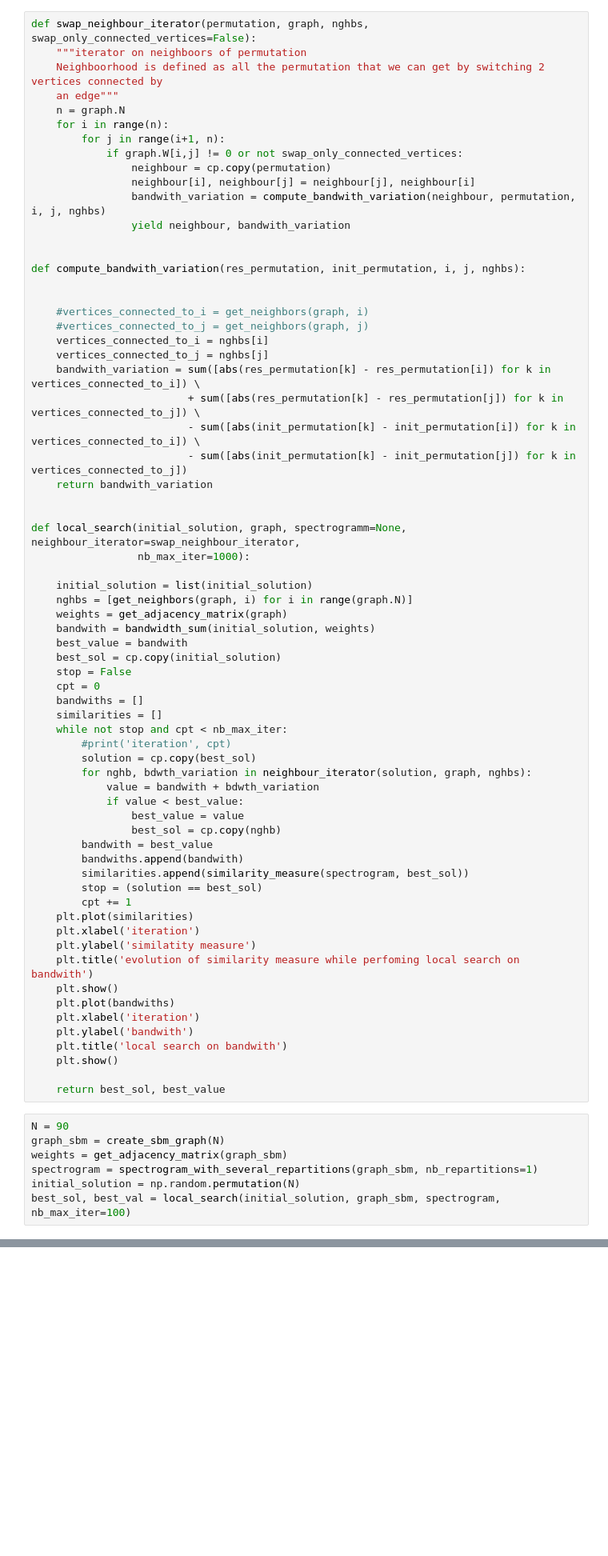
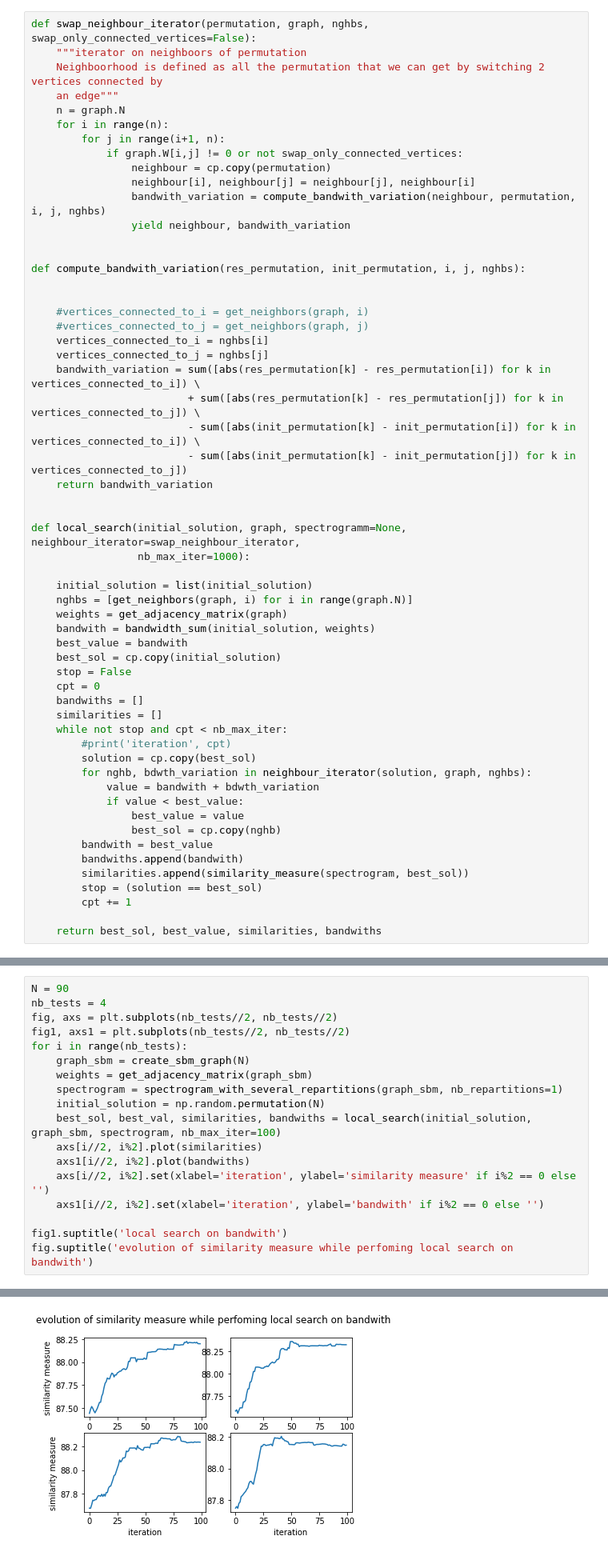
Before and after one commit to thibaut1998e/Graph_signal_processing, a Jupyter notebook: reduce_similarity_with_bandwith.ipynb, the cells around one changed output, grey strips where cells are left out. Shown at 80% size. Drawn from its saved outputs; the diff is of its cells as text; blank space fills up the shorter version.

Commit message:
use subplot to show several examples of loc search

```diff
--- a/reduce_similarity_with_bandwith.ipynb
+++ b/reduce_similarity_with_bandwith.ipynb
@@ -145,22 +146,5 @@ def local_search(initial_solution, graph, spectrogramm=None, neighbour_iterator=
         similarities.append(similarity_measure(spectrogram, best_sol))
         stop = (solution == best_sol)
         cpt += 1
-    plt.plot(similarities)
-    plt.xlabel('iteration')
-    plt.ylabel('similatity measure')
-    plt.title('evolution of similarity measure while perfoming local search on bandwith')
-    plt.show()
-    plt.plot(bandwiths)
-    plt.xlabel('iteration')
-    plt.ylabel('bandwith')
-    plt.title('local search on bandwith')
-    plt.show()
 
-    return best_sol, best_value
+    return best_sol, best_value, similarities, bandwiths
-# %%
-N = 90
-graph_sbm = create_sbm_graph(N)
-weights = get_adjacency_matrix(graph_sbm)
-spectrogram = spectrogram_with_several_repartitions(graph_sbm, nb_repartitions=1)
-initial_solution = np.random.permutation(N)
-best_sol, best_val = local_search(initial_solution, graph_sbm, spectrogram, nb_max_iter=100)
@@ -169,0 +151,19 @@ best_sol, best_val = local_search(initial_solution, graph_sbm, spectrogram, nb_m
+# %%
+N = 90
+nb_tests = 4
+fig, axs = plt.subplots(nb_tests//2, nb_tests//2)
+fig1, axs1 = plt.subplots(nb_tests//2, nb_tests//2)
+for i in range(nb_tests):
+    graph_sbm = create_sbm_graph(N)
+    weights = get_adjacency_matrix(graph_sbm)
+    spectrogram = spectrogram_with_several_repartitions(graph_sbm, nb_repartitions=1)
+    initial_solution = np.random.permutation(N)
+    best_sol, best_val, similarities, bandwiths = local_search(initial_solution, graph_sbm, spectrogram, nb_max_iter=100)
+    axs[i//2, i%2].plot(similarities)
+    axs1[i//2, i%2].plot(bandwiths)
+    axs[i//2, i%2].set(xlabel='iteration', ylabel='similarity measure' if i%2 == 0 else '')
+    axs1[i//2, i%2].set(xlabel='iteration', ylabel='bandwith' if i%2 == 0 else '')
+
+fig1.suptitle('local search on bandwith')
+fig.suptitle('evolution of similarity measure while perfoming local search on bandwith')
+# %% [output]
@@ -169,0 +171 @@ best_sol, best_val = local_search(initial_solution, graph_sbm, spectrogram, nb_m
+[figure, added]
```
Also changed, not shown: parts of 6 cells of this notebook.
